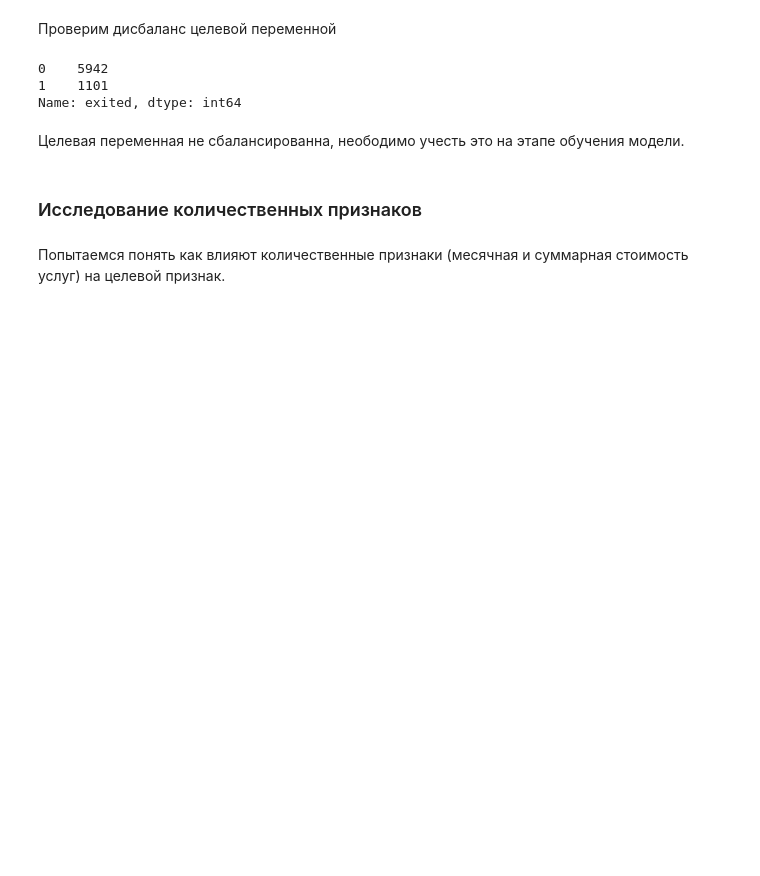
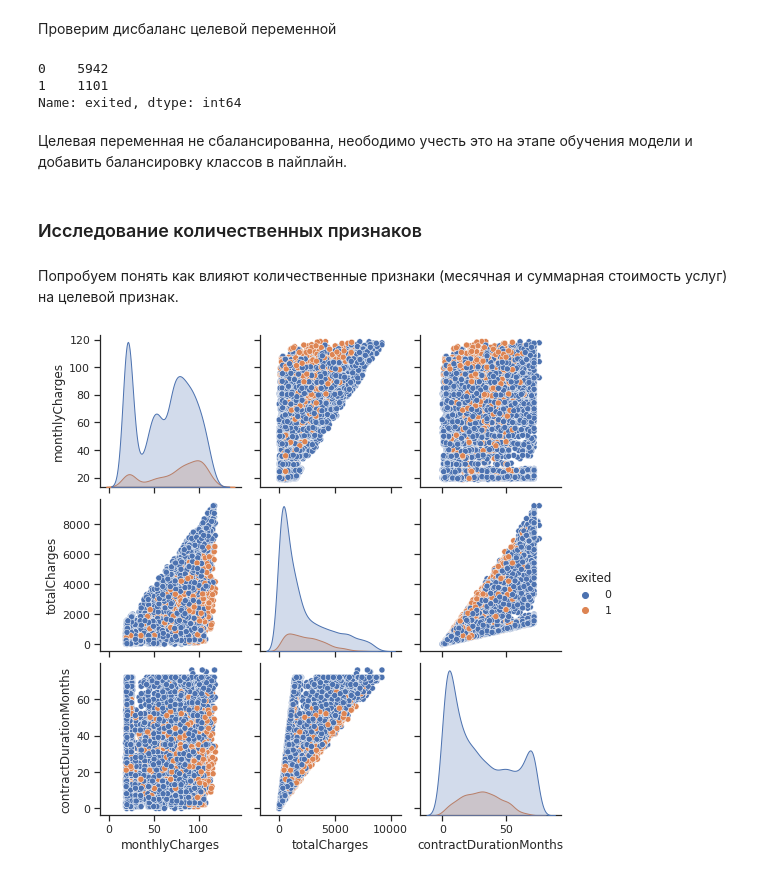
Before and after one commit to ootho/data_science, a Jupyter notebook: yp_telecom/yp_telecom.ipynb, the cells around one changed output. Cells and saved outputs as stored; diff of their text form; code cells hidden in the pictures; blank space fills up the shorter version.

```diff
--- a/yp_telecom/yp_telecom.ipynb
+++ b/yp_telecom/yp_telecom.ipynb
@@ -53,10 +97,16 @@ from sklearn.preprocessing import OneHotEncoder
 # %%
 BASE_DIR = os.getcwd()
 
-df_contract = pd.read_csv(f"{BASE_DIR}/datasets/contract_new.csv")
-df_internet = pd.read_csv(f"{BASE_DIR}/datasets/internet_new.csv")
-df_personal = pd.read_csv(f"{BASE_DIR}/datasets/personal_new.csv")
-df_phone = pd.read_csv(f"{BASE_DIR}/datasets/phone_new.csv")
+try:
+    df_contract = pd.read_csv(f"{BASE_DIR}/datasets/contract_new.csv")
+    df_internet = pd.read_csv(f"{BASE_DIR}/datasets/internet_new.csv")
+    df_personal = pd.read_csv(f"{BASE_DIR}/datasets/personal_new.csv")
+    df_phone = pd.read_csv(f"{BASE_DIR}/datasets/phone_new.csv")
+except FileNotFoundError:
+    df_contract = pd.read_csv("/datasets/contract_new.csv")
+    df_internet = pd.read_csv("/datasets/internet_new.csv")
+    df_personal = pd.read_csv("/datasets/personal_new.csv")
+    df_phone = pd.read_csv("/datasets/phone_new.csv")
 # %% [markdown]
 Изучим датафреймы
 # %% [markdown]
@@ -405,16 +456,18 @@ df['exited'].value_counts()
 1    1101
 Name: exited, dtype: int64
 # %% [markdown]
-Целевая переменная не сбалансированна, неободимо учесть это на этапе обучения модели.
+Целевая переменная не сбалансированна, неободимо учесть это на этапе обучения модели и добавить балансировку классов в пайплайн.
 # %% [markdown]
 ### Исследование количественных признаков
 # %% [markdown]
-Попытаемся понять как влияют количественные признаки (месячная и суммарная стоимость услуг) на целевой признак.
+Попробуем понять как влияют количественные признаки (месячная и суммарная стоимость услуг) на целевой признак.
 # %%
-# sns.set_theme(style="ticks")
-# sns.pairplot(df[['monthlyCharges',
-                #  'totalCharges',
-                #  'contractDurationMonths',
-                #  'exited']],
-                #  hue='exited')
-# plt.show()
+sns.set_theme(style="ticks")
+sns.pairplot(df[['monthlyCharges',
+                 'totalCharges',
+                 'contractDurationMonths',
+                 'exited']],
+                 hue='exited')
+plt.show()
+# %% [output]
+[figure, added]
```
Also changed, not shown: parts of 64 cells of this notebook, 1 other file.
